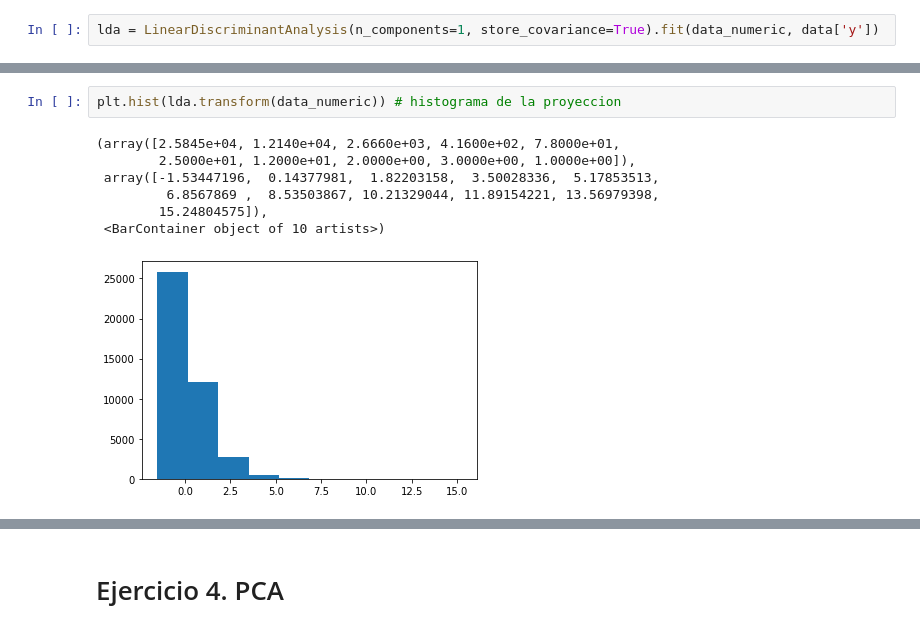
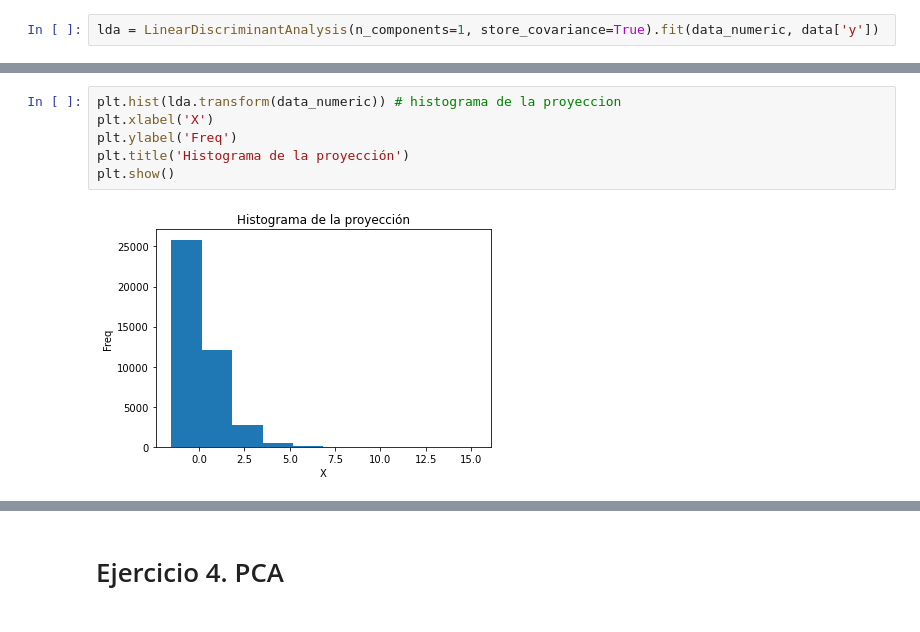
Before and after one commit to danielp2797/UAM-Big-Data-21-22, a Jupyter notebook: fundamentos_analisis/practica2/danielperezefremova_p2_fundamentosanalisis.ipynb, the cells around one changed output, grey strips where cells are left out. Cells and saved outputs as stored; diff of their text form.

```diff
--- a/fundamentos_analisis/practica2/danielperezefremova_p2_fundamentosanalisis.ipynb
+++ b/fundamentos_analisis/practica2/danielperezefremova_p2_fundamentosanalisis.ipynb
@@ -135,13 +173,11 @@ array([ 0.04281229, -0.01242568,  0.78965929,  0.61164648, -0.01842542])
 # %%
 plt.hist(lda.transform(data_numeric)) # histograma de la proyeccion
+plt.xlabel('X')
+plt.ylabel('Freq')
+plt.title('Histograma de la proyección')
+plt.show()
 # %% [output]
-(array([2.5845e+04, 1.2140e+04, 2.6660e+03, 4.1600e+02, 7.8000e+01,
-        2.5000e+01, 1.2000e+01, 2.0000e+00, 3.0000e+00, 1.0000e+00]),
- array([-1.53447196,  0.14377981,  1.82203158,  3.50028336,  5.17853513,
-         6.8567869 ,  8.53503867, 10.21329044, 11.89154221, 13.56979398,
-        15.24804575]),
- <BarContainer object of 10 artists>)
-[figure, old version]
+[figure, new version]
 # %%
 lda.covariance_ @ (lda.means_[0]-lda.means_[1]) # vector de proyecccion
 # %% [output]
```
Also changed, not shown: parts of 25 cells of this notebook, 13 other files.
